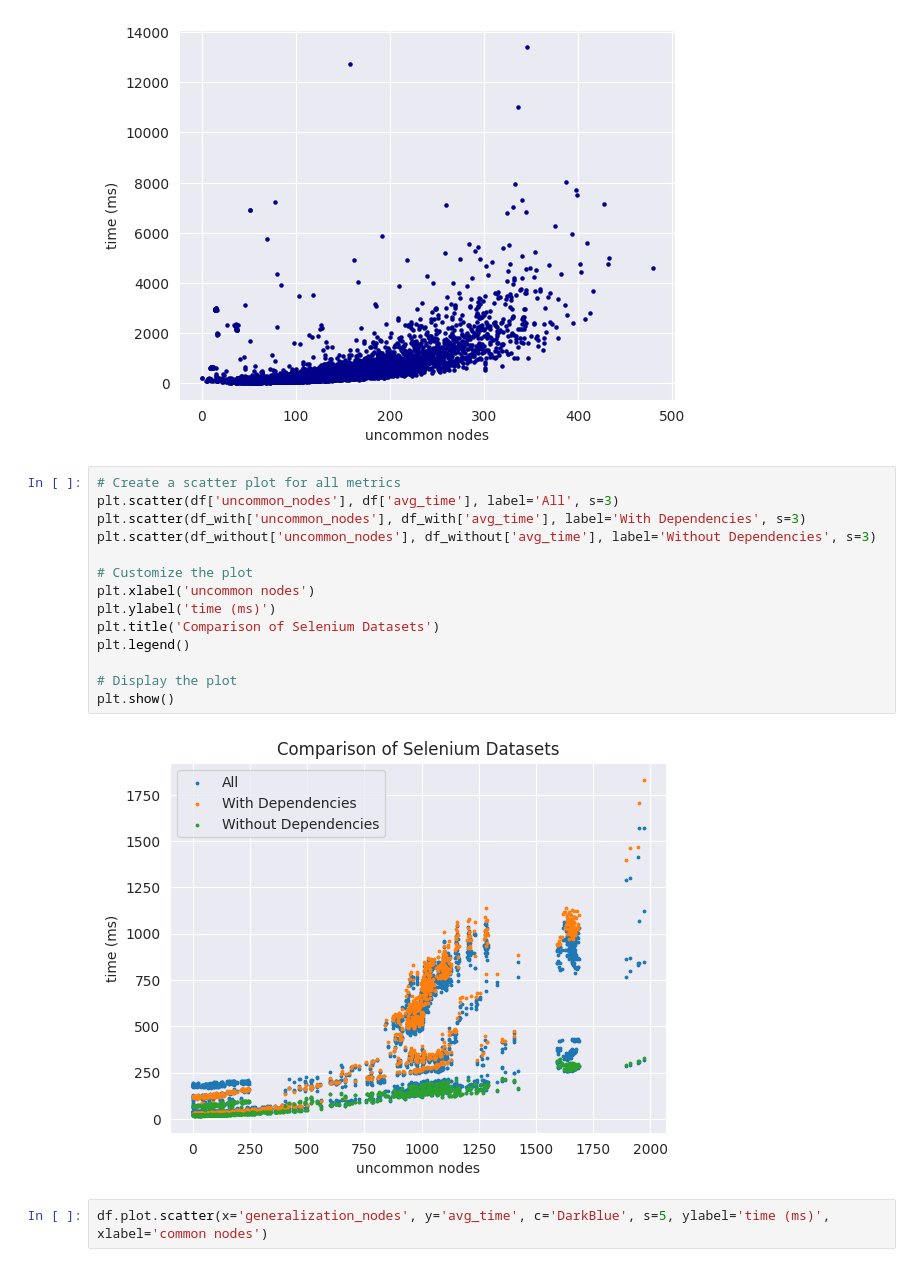
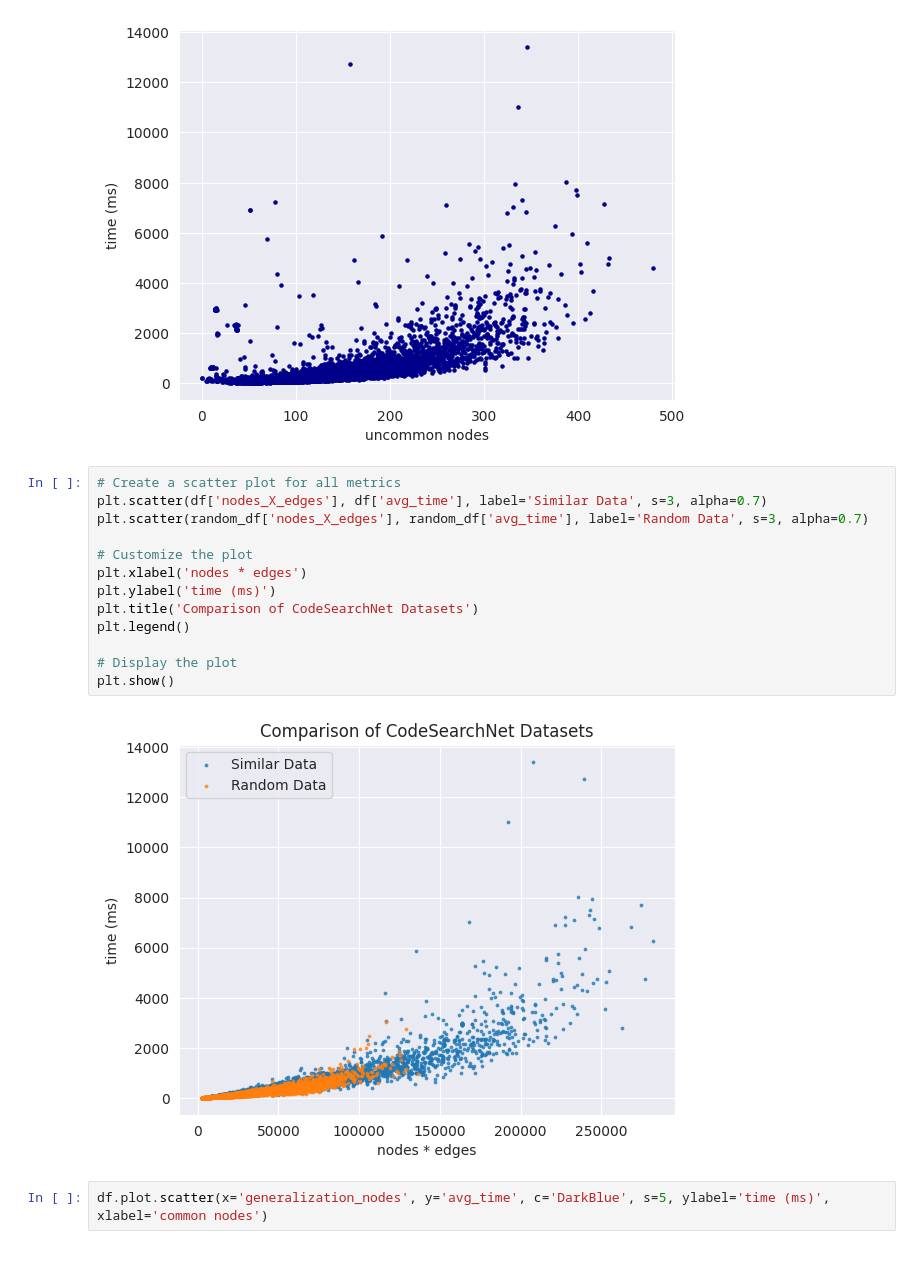
Before and after one commit to mreza-kiani/graph-generalization-algorithm, a Jupyter notebook: src/main/resources/scripts/performance/CodeSearchNet/analyzer.ipynb, the cells around one changed output. Cells and saved outputs as stored; diff of their text form.

```diff
--- a/src/main/resources/scripts/performance/CodeSearchNet/analyzer.ipynb
+++ b/src/main/resources/scripts/performance/CodeSearchNet/analyzer.ipynb
@@ -197,20 +209,19 @@ df.plot.scatter(x='uncommon_nodes', y='avg_time', c='DarkBlue', s=5, ylabel='tim
 [figure]
 # %%
 # Create a scatter plot for all metrics
-plt.scatter(df['uncommon_nodes'], df['avg_time'], label='All', s=3)
-plt.scatter(df_with['uncommon_nodes'], df_with['avg_time'], label='With Dependencies', s=3)
-plt.scatter(df_without['uncommon_nodes'], df_without['avg_time'], label='Without Dependencies', s=3)
+plt.scatter(df['nodes_X_edges'], df['avg_time'], label='Similar Data', s=3, alpha=0.7)
+plt.scatter(random_df['nodes_X_edges'], random_df['avg_time'], label='Random Data', s=3, alpha=0.7)
 
 # Customize the plot
-plt.xlabel('uncommon nodes')
+plt.xlabel('nodes * edges')
 plt.ylabel('time (ms)')
-plt.title('Comparison of Selenium Datasets')
+plt.title('Comparison of CodeSearchNet Datasets')
 plt.legend()
 
 # Display the plot
 plt.show()
 # %% [output]
-[figure, old version]
+[figure, new version]
 # %%
 df.plot.scatter(x='generalization_nodes', y='avg_time', c='DarkBlue', s=5, ylabel='time (ms)', xlabel='common nodes')
 # %% [output]
```
Also changed, not shown: parts of 8 cells of this notebook, 1 other file.
